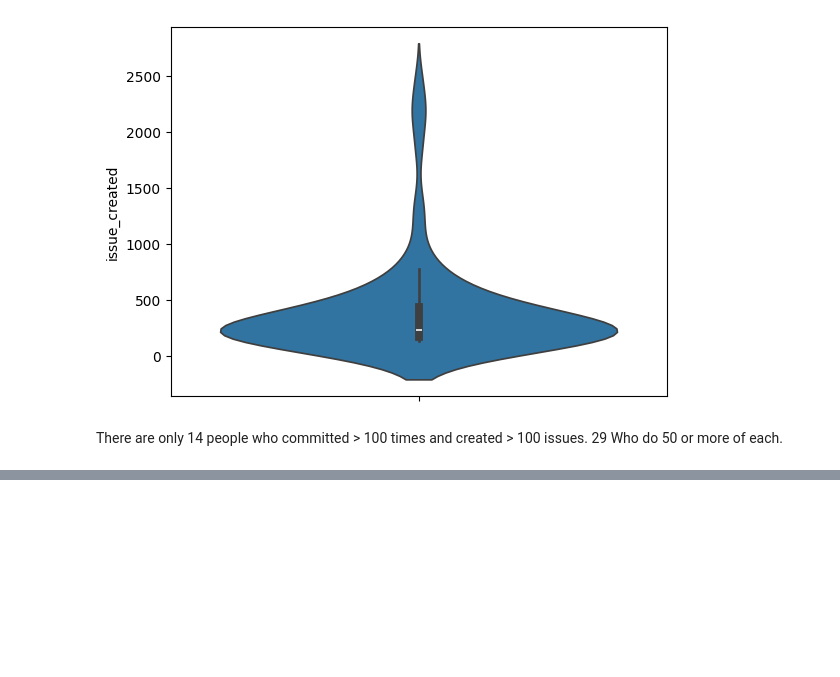
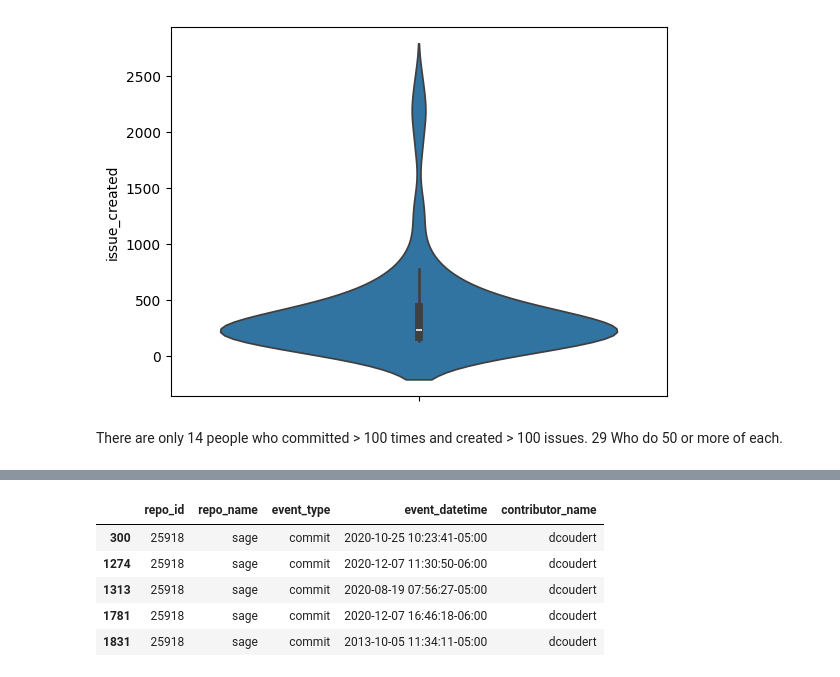
Before and after one commit to AchyDaMan/i320d_transition_augur, a Jupyter notebook: achintya_analysis.ipynb, the cells around one changed output, grey strips where cells are left out. Cells and saved outputs as stored; diff of their text form; code cells hidden in the pictures; blank space fills up the shorter version.

```diff
--- a/achintya_analysis.ipynb
+++ b/achintya_analysis.ipynb
@@ -222,3 +251,13 @@ There are only 14 people who committed > 100 times and created > 100 issues. 29
 top_contributors.reset_index(inplace=True)
 # %%
 names = top_contributors['contributor_name'].to_list()
+# %%
+all_repos_per_person = comb_df[comb_df['contributor_name'].isin(names)]
+all_repos_per_person.head()
+# %% [output]
+|  | repo_id | repo_name | event_type | event_datetime | contributor_name |
+| 300 | 25918 | sage | commit | 2020-10-25 10:23:41-05:00 | dcoudert |
+| 1274 | 25918 | sage | commit | 2020-12-07 11:30:50-06:00 | dcoudert |
+| 1313 | 25918 | sage | commit | 2020-08-19 07:56:27-05:00 | dcoudert |
+| 1781 | 25918 | sage | commit | 2020-12-07 16:46:18-06:00 | dcoudert |
+| 1831 | 25918 | sage | commit | 2013-10-05 11:34:11-05:00 | dcoudert |
```
Also changed, not shown: parts of 8 cells of this notebook.
